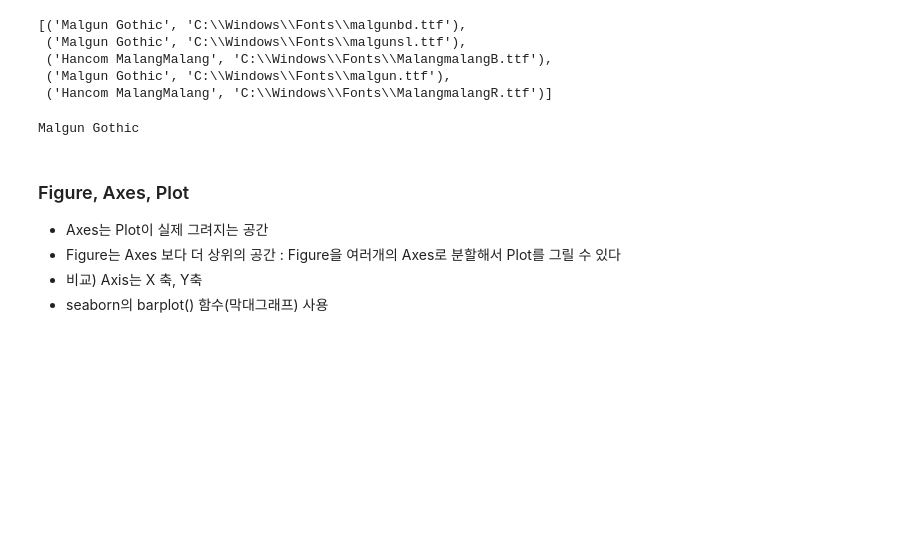
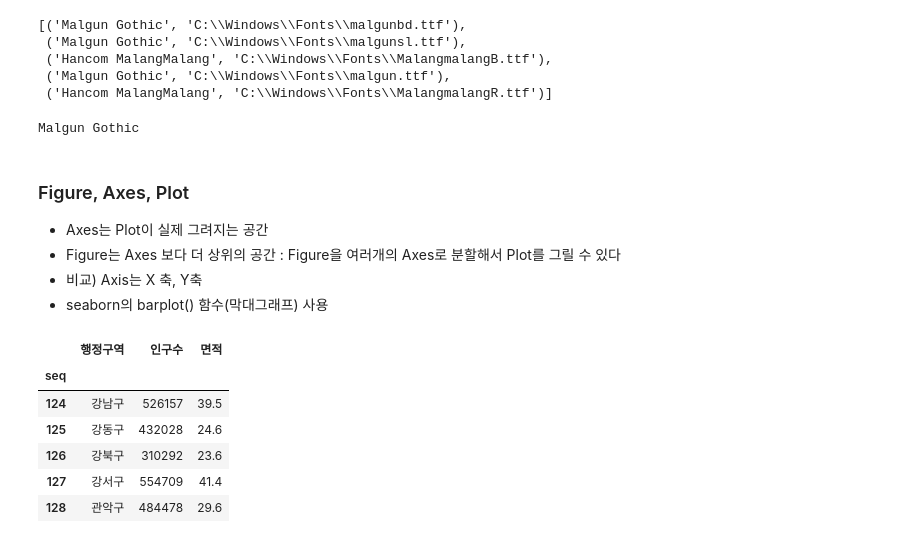
Before and after one commit to sosoo208/Python_Webscraping_Analysis, a Jupyter notebook: 03-1.행정구역정보_분석과시각화.ipynb, the cells around one changed output. Saved outputs shown, nothing was run; the diff lists cells and outputs as text; code cells hidden in the pictures; blank space fills up the shorter version.

```diff
--- a/03-1.행정구역정보_분석과시각화.ipynb
+++ b/03-1.행정구역정보_분석과시각화.ipynb
@@ -1141,4 +1141,14 @@ matplotlib.rc('font', family=font_prop)
 * Figure는 Axes 보다 더 상위의 공간 : Figure을 여러개의 Axes로 분할해서 Plot를 그릴 수 있다
 * 비교) Axis는 X 축, Y축
 * seaborn의 barplot() 함수(막대그래프) 사용
+# %%
+seoul_df.head()
+# %% [output]
+|  | 행정구역 | 인구수 | 면적 |
+| seq |  |  |  |
+| 124 | 강남구 | 526157 | 39.5 |
+| 125 | 강동구 | 432028 | 24.6 |
+| 126 | 강북구 | 310292 | 23.6 |
+| 127 | 강서구 | 554709 | 41.4 |
+| 128 | 관악구 | 484478 | 29.6 |
 # %%
```
Also changed, not shown: parts of 5 cells of this notebook.
